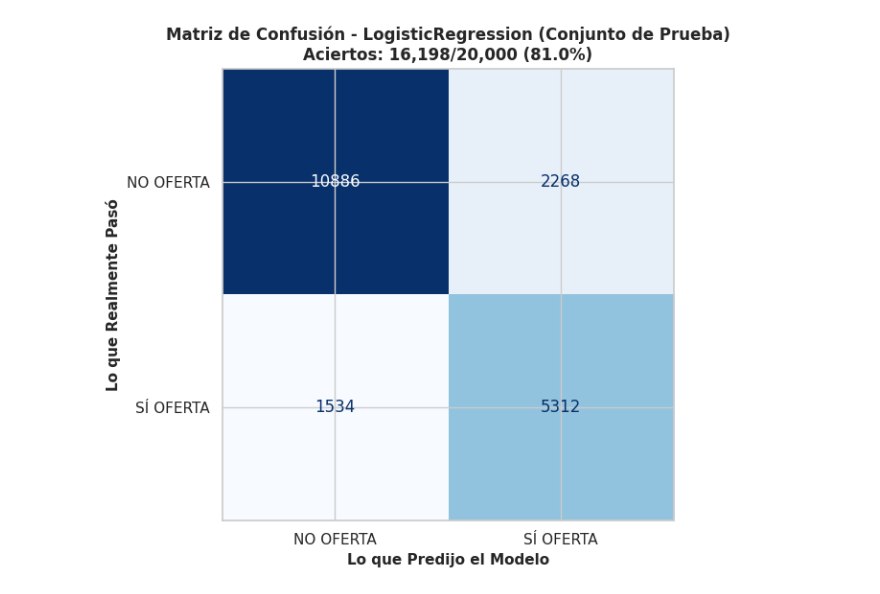
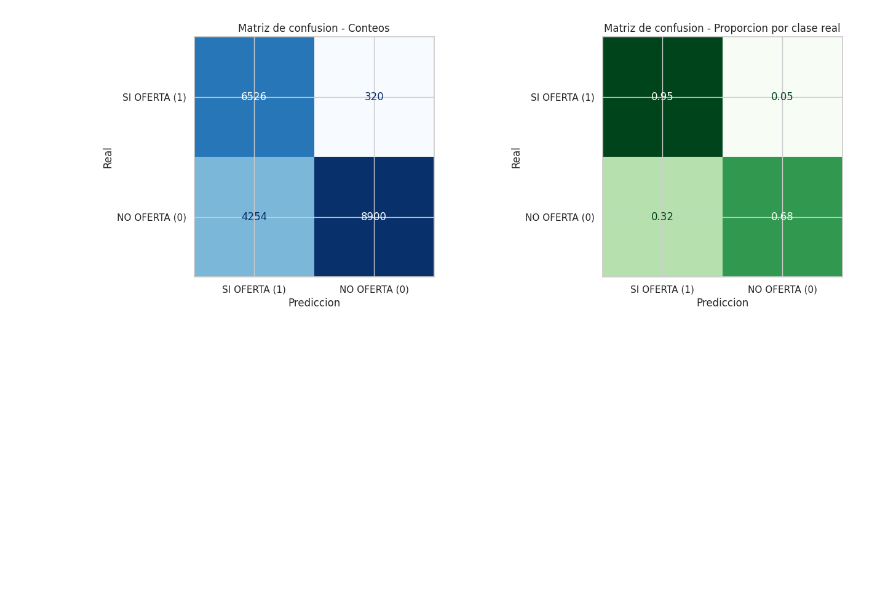
Before and after one commit to NacisCric-2908/mineria, a Jupyter notebook: job/logistic_regression_offer_received.ipynb, the cells around one changed output. Saved outputs shown, nothing was run; the diff lists cells and outputs as text; code cells hidden in the pictures; blank space fills up the shorter version.

Commit message:
Mejora regresion logistica

```diff
--- a/job/logistic_regression_offer_received.ipynb
+++ b/job/logistic_regression_offer_received.ipynb
@@ -333,68 +390,53 @@ INTERPRETACION DE LAS METRICAS (en lenguaje simple):
 # %%
-print("\n" + "=" * 80)
-print("4. MATRIZ DE CONFUSION - ANALISIS DETALLADO")
-print("=" * 80 + "\n")
+# Orden explicito de clases para visualizacion: SI OFERTA primero, luego NO OFERTA.
+labels_order = [1, 0]
+label_names = ['SI OFERTA (1)', 'NO OFERTA (0)']
 
-cm = confusion_matrix(y_test, y_pred)
+cm = confusion_matrix(y_test, y_pred_opt, labels=labels_order)
 
-# Extraer valores
-TN = cm[0, 0]  # True Negatives
-FP = cm[0, 1]  # False Positives
-FN = cm[1, 0]  # False Negatives
-TP = cm[1, 1]  # True Positives
+# Con labels=[1,0], la matriz queda:
+# [[TP, FN],
+#  [FP, TN]]
+tp, fn, fp, tn = cm.ravel()
 
-total_test = len(y_test)
-
-print("EXPLICACION: La matriz de confusión es como un 'marcador' de nuestras predicciones.\n")
-print("Hay 4 casos posibles:\n")
-
-print(f"1. TP (Verdaderos Positivos) = {TP:,}")
-print(f"   → Predijimos 'SÍ OFERTA' y realmente reciben oferta ✓✓")
-print(f"   → CORRECTO! El modelo funcionó bien")
-
-print(f"\n2. TN (Verdaderos Negativos) = {TN:,}")
-print(f"   → Predijimos 'NO OFERTA' y realmente no reciben oferta ✓✓")
-print(f"   → CORRECTO! El modelo funcionó bien")
-
-print(f"\n3. FP (Falsos Positivos) = {FP:,}")
-print(f"   → Predijimos 'SÍ OFERTA' pero NO reciben oferta ✗✓")
-print(f"   → ERROR: dimos esperanzas falsas")
-
-print(f"\n4. FN (Falsos Negativos) = {FN:,}")
-print(f"   → Predijimos 'NO OFERTA' pero SÍ reciben oferta ✓✗")
-print(f"   → ERROR: nos perdimos buenos candidatos")
-
-print(f"\nTOTAL de predicciones: {total_test:,}")
-print(f"Predicciones correctas (TP + TN): {TP + TN:,} ({(TP+TN)/total_test*100:.1f}%)")
-print(f"Predicciones incorrectas (FP + FN): {FP + FN:,} ({(FP+FN)/total_test*100:.1f}%)")
-
-# Tabla más clara
 cm_df = pd.DataFrame(
     cm,
-    index=['Realmente: NO OFERTA', 'Realmente: SÍ OFERTA'],
-    columns=['Predijimos: NO OFERTA', 'Predijimos: SÍ OFERTA'],
+    index=['Real: SI OFERTA (1)', 'Real: NO OFERTA (0)'],
+    columns=['Pred: SI OFERTA (1)', 'Pred: NO OFERTA (0)'],
 )
-
-print("\n" + "-" * 80)
-print("Tabla de Matriz de Confusión:")
-print("-" * 80)
 display(cm_df)
 
-print(f"\nAnalisis de errores:")
-print(f"  • Falsos Positivos (FP = {FP:,}): Dijimos 'sí' pero fue 'no'")
-print(f"    Esto como % de estudiantes SIN oferta real: {FP/cm[0].sum()*100:.1f}%")
-print(f"  • Falsos Negativos (FN = {FN:,}): Dijimos 'no' pero fue 'sí'")
-print(f"    Esto como % de estudiantes CON oferta real: {FN/cm[1].sum()*100:.1f}%")
+resumen_clase_positiva_df = pd.DataFrame([
+    {'Indicador': 'TP (SI oferta correctamente detectada)', 'Valor': int(tp)},
+    {'Indicador': 'FN (SI oferta no detectada)', 'Valor': int(fn)},
+    {'Indicador': 'FP (NO oferta marcada como SI)', 'Valor': int(fp)},
+    {'Indicador': 'TN (NO oferta correctamente detectada)', 'Valor': int(tn)},
+    {'Indicador': 'Recall clase positiva (SI oferta)', 'Valor': round(recall_score(y_test, y_pred_opt, pos_label=1, zero_division=0), 4)},
+    {'Indicador': 'Precision clase positiva (SI oferta)', 'Valor': round(precision_score(y_test, y_pred_opt, pos_label=1, zero_division=0), 4)},
+])
+display(resumen_clase_positiva_df)
 
-# Visualización
-fig, ax = plt.subplots(figsize=(8, 6))
-disp = ConfusionMatrixDisplay(confusion_matrix=cm, display_labels=['NO OFERTA', 'SÍ OFERTA'])
-disp.plot(cmap='Blues', ax=ax, colorbar=False, values_format='d')
-ax.set_title('Matriz de Confusión - LogisticRegression (Conjunto de Prueba)\n' +
-             f'Aciertos: {TP+TN:,}/{total_test:,} ({(TP+TN)/total_test*100:.1f}%)',
-             fontsize=12, fontweight='bold')
-ax.set_xlabel('Lo que Predijo el Modelo', fontsize=11, fontweight='bold')
-ax.set_ylabel('Lo que Realmente Pasó', fontsize=11, fontweight='bold')
+fig, axes = plt.subplots(1, 2, figsize=(14, 5))
+
+disp_abs = ConfusionMatrixDisplay(
+    confusion_matrix=cm,
+    display_labels=label_names,
+ )
+disp_abs.plot(cmap='Blues', ax=axes[0], colorbar=False, values_format='d')
+axes[0].set_title('Matriz de confusion - Conteos')
+axes[0].set_xlabel('Prediccion')
+axes[0].set_ylabel('Real')
+
+cm_norm = cm / cm.sum(axis=1, keepdims=True)
+disp_norm = ConfusionMatrixDisplay(
+    confusion_matrix=cm_norm,
+    display_labels=label_names,
+ )
+disp_norm.plot(cmap='Greens', ax=axes[1], colorbar=False, values_format='.2f')
+axes[1].set_title('Matriz de confusion - Proporcion por clase real')
+axes[1].set_xlabel('Prediccion')
+axes[1].set_ylabel('Real')
+
 plt.tight_layout()
 plt.show()
 # %% [output]
@@ -426,2 +453,2 @@ Analisis de errores:
-[figure, old version]
+[figure, new version]
 # %% [markdown]
```
Also changed, not shown: parts of 12 cells of this notebook.
